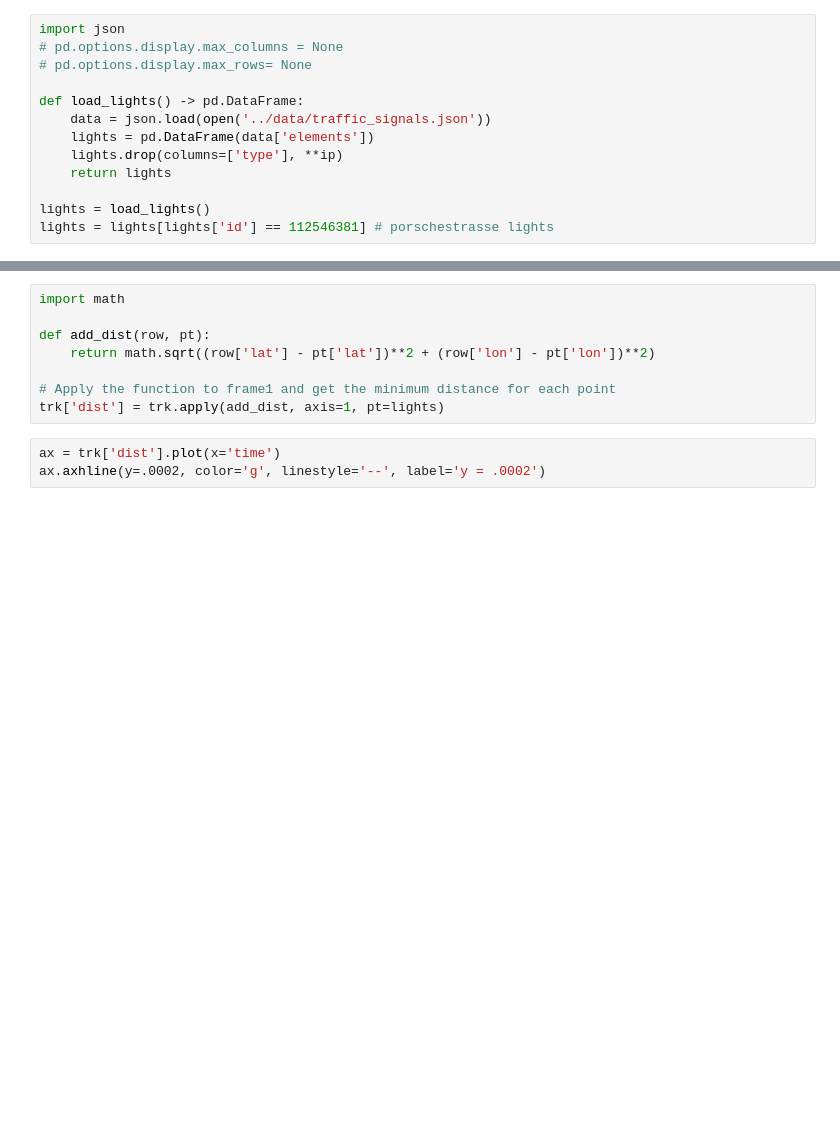
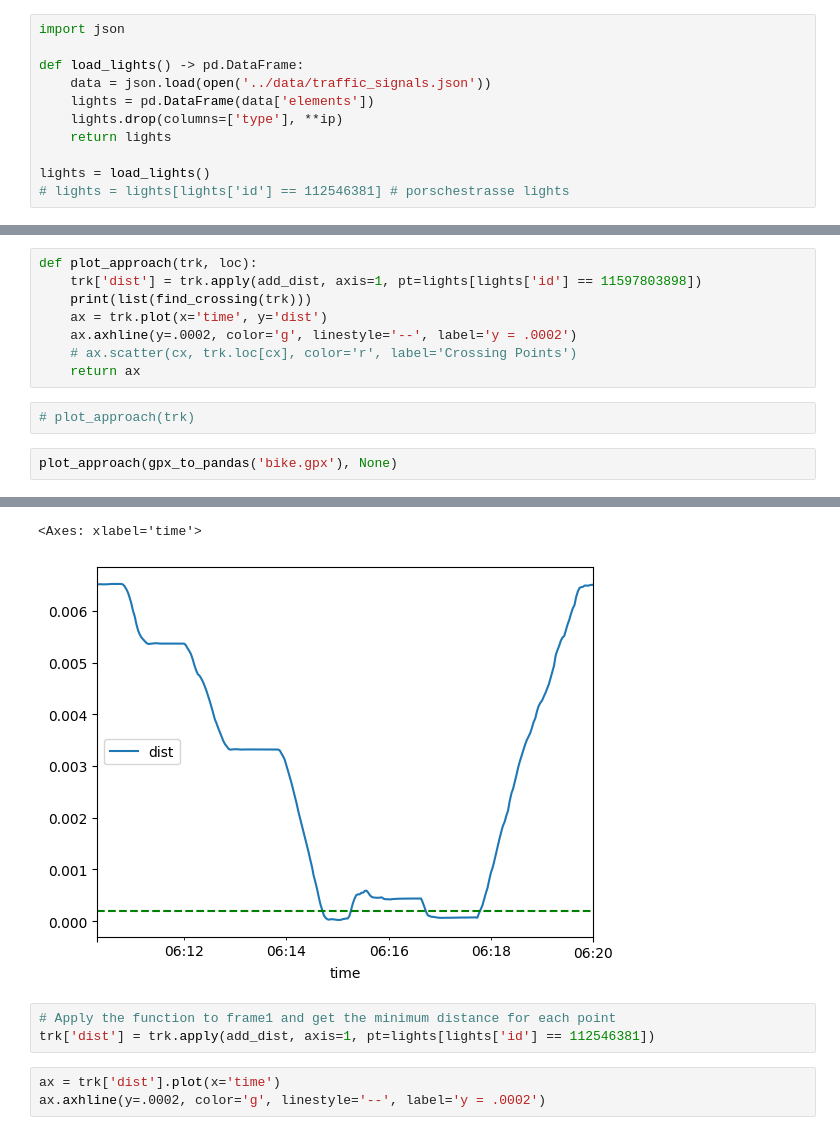
Before and after one commit to BEQSONA-cmd/501-Not-Implemented, a Jupyter notebook: api/test.ipynb, the cells around one changed output, grey strips where cells are left out. Saved outputs shown, nothing was run; the diff lists cells and outputs as text; blank space fills up the shorter version.

```diff
--- a/api/test.ipynb
+++ b/api/test.ipynb
@@ -40,7 +36,5 @@ trk
 # %%
 import json
-# pd.options.display.max_columns = None
-# pd.options.display.max_rows= None
 
 def load_lights() -> pd.DataFrame:
     data = json.load(open('../data/traffic_signals.json'))
@@ -49,4 +43,4 @@ def load_lights() -> pd.DataFrame:
     return lights
 
 lights = load_lights()
-lights = lights[lights['id'] == 112546381] # porschestrasse lights
+# lights = lights[lights['id'] == 112546381] # porschestrasse lights
@@ -52,0 +95,13 @@ lights = lights[lights['id'] == 112546381] # porschestrasse lights
+# %%
+def plot_approach(trk, loc):
+    trk['dist'] = trk.apply(add_dist, axis=1, pt=lights[lights['id'] == 11597803898])
+    print(list(find_crossing(trk)))
+    ax = trk.plot(x='time', y='dist')
+    ax.axhline(y=.0002, color='g', linestyle='--', label='y = .0002')
+    # ax.scatter(cx, trk.loc[cx], color='r', label='Crossing Points')
+    return ax
+# %%
+# plot_approach(trk)
+# %%
+plot_approach(gpx_to_pandas('bike.gpx'), None)
+# %% [output]
@@ -53,11 +109,8 @@ lights = lights[lights['id'] == 112546381] # porschestrasse lights
+<Axes: xlabel='time'>
+[figure, added]
 # %%
-import math
-
-def add_dist(row, pt):
-    return math.sqrt((row['lat'] - pt['lat'])**2 + (row['lon'] - pt['lon'])**2)
-
 # Apply the function to frame1 and get the minimum distance for each point
-trk['dist'] = trk.apply(add_dist, axis=1, pt=lights)
+trk['dist'] = trk.apply(add_dist, axis=1, pt=lights[lights['id'] == 112546381])
 # %%
 ax = trk['dist'].plot(x='time')
 ax.axhline(y=.0002, color='g', linestyle='--', label='y = .0002')
```
Also changed, not shown: parts of 10 cells of this notebook, 4 other files.
